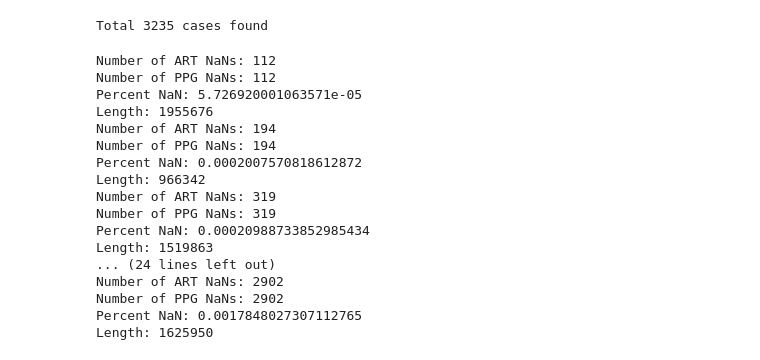
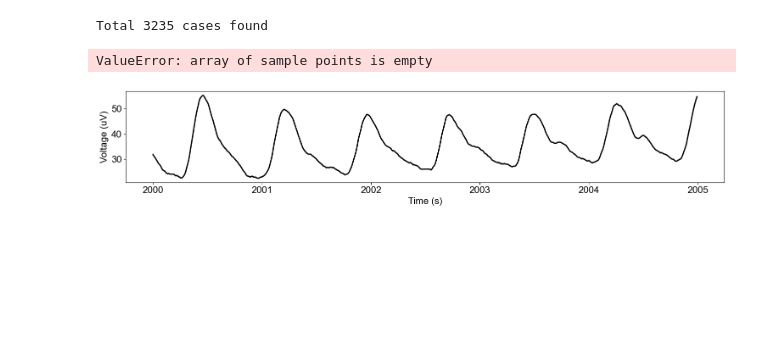
Before and after one commit to rohansanda/bp_prediction_cs229, a Jupyter notebook: data_vis.ipynb, the cells around one changed output. Saved outputs shown, nothing was run; the diff lists cells and outputs as text; code cells hidden in the pictures; blank space fills up the shorter version.

```diff
--- a/data_vis.ipynb
+++ b/data_vis.ipynb
@@ -64,11 +81,13 @@ fs = 125
 
 for ind in random_inds:
     track_names = ['ECG_II', 'ART', 'PLETH']
-    vf = vitaldb.VitalFile(caseids[ind], track_names)
+    vf = vitaldb.VitalFile(caseids[2552], track_names)
     data = vf.to_numpy(track_names, 1/fs)
     t = np.arange(data.shape[0]) / fs
 
     ecg, art, ppg = data[:, 0], data[:, 1], data[:, 2]
+
+    art, ppg = interpolate_fix(art, ppg)
 
     fourier_coeffs_art = np.fft.fft(art)
     fourier_coeffs_ppg = np.fft.fft(ppg)
@@ -79,17 +98,17 @@ for ind in random_inds:
     print(f'Length: {len(np.isnan(ppg))}', end = "\n")
 
 
-    # plt.figure(figsize=(8,4))
-    # plt.subplot(2,1,1)
-    # plt.plot(t, art, lw=1, label = "Original ART")
-    # #plt.xlim([0, len(ppg)])
-    # sns.despine()
-    # plt.gca().margins(0)
-    # plt.legend()
-    # plt.subplot(2, 1, 2)
-    # plt.plot(np.abs(fourier_coeffs_art), label='real part')
-    # plt.legend()
-    # plt.show()
+    plt.figure(figsize=(8,4))
+    plt.subplot(2,1,1)
+    plt.plot(t, art, lw=1, label = "Original ART")
+    #plt.xlim([0, len(ppg)])
+    sns.despine()
+    plt.gca().margins(0)
+    plt.legend()
+    plt.subplot(2, 1, 2)
+    plt.plot(np.abs(fourier_coeffs_art), label='real part')
+    plt.legend()
+    plt.show()
 
     # plt.figure(figsize=(8,4))
     # plt.subplot(2,1,1)
@@ -102,21 +121,6 @@ for ind in random_inds:
     # plt.plot(np.abs(fourier_coeffs_ppg), label='real part')
     # plt.legend()
     # plt.show()
+    break
 # %% [output]
-Number of ART NaNs: 112
-Number of PPG NaNs: 112
-Percent NaN: 5.726920001063571e-05
-Length: 1955676
-Number of ART NaNs: 194
-Number of PPG NaNs: 194
-Percent NaN: 0.0002007570818612872
-Length: 966342
-Number of ART NaNs: 319
-Number of PPG NaNs: 319
-Percent NaN: 0.00020988733852985434
-Length: 1519863
-... (24 lines left out)
-Number of ART NaNs: 2902
-Number of PPG NaNs: 2902
-Percent NaN: 0.0017848027307112765
-Length: 1625950
+ValueError: array of sample points is empty
@@ -122,0 +142,32 @@ Length: 1625950
+# %%
+# Load data
+# sig = load_bycycle_data('ca1.npy', folder='data')
+# fs = 1250
+
+track_names = ['ECG_II', 'ART', 'PLETH']
+vf = vitaldb.VitalFile(caseids[3125], track_names)
+data = vf.to_numpy(track_names, 1/fs)
+t = np.arange(data.shape[0]) / fs
+
+ecg, art, ppg = data[:, 0], data[:, 1], data[:, 2]
+
+fs = 125
+sig = ppg
+
+# Filter settings
+f_theta = (0.5, 8)
+f_lowpass = 30
+n_seconds_filter = .1
+
+# # Lowpass filter
+# sig_low = filter_signal(sig, fs, 'lowpass', f_lowpass,
+#                         n_seconds=n_seconds_filter, remove_edges=False)
+
+# Plot signal
+times = np.arange(0, len(sig)/fs, 1/fs)
+xlim = (2000, 2005)
+tidx = np.logical_and(times >= xlim[0], times < xlim[1])
+
+plot_time_series(times[tidx], [sig[tidx]], colors=['k'], alpha=[.5], lw=2)
+# %% [output]
+[figure, added]
```
Also changed, not shown: parts of 7 cells of this notebook, 4 other files.
